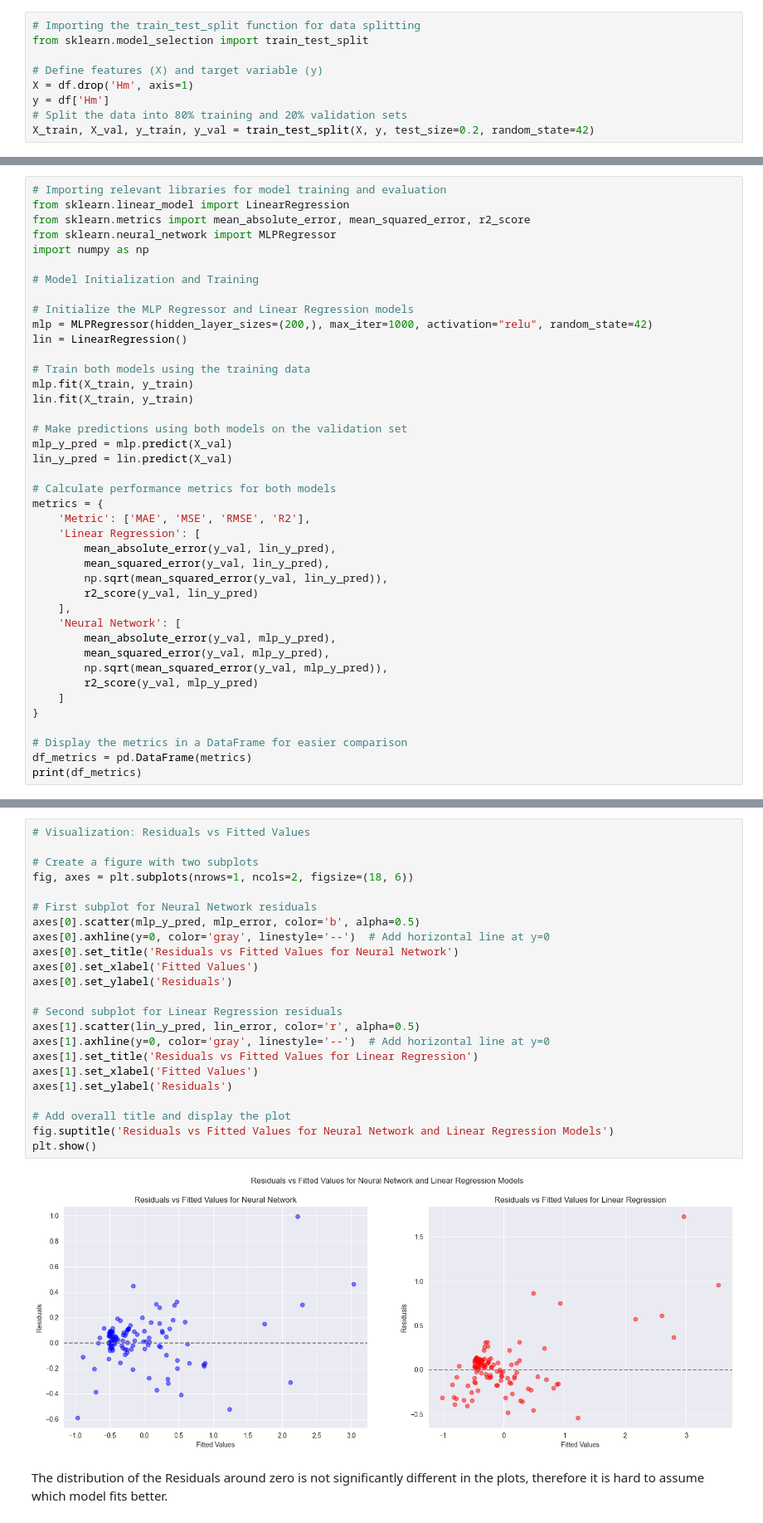
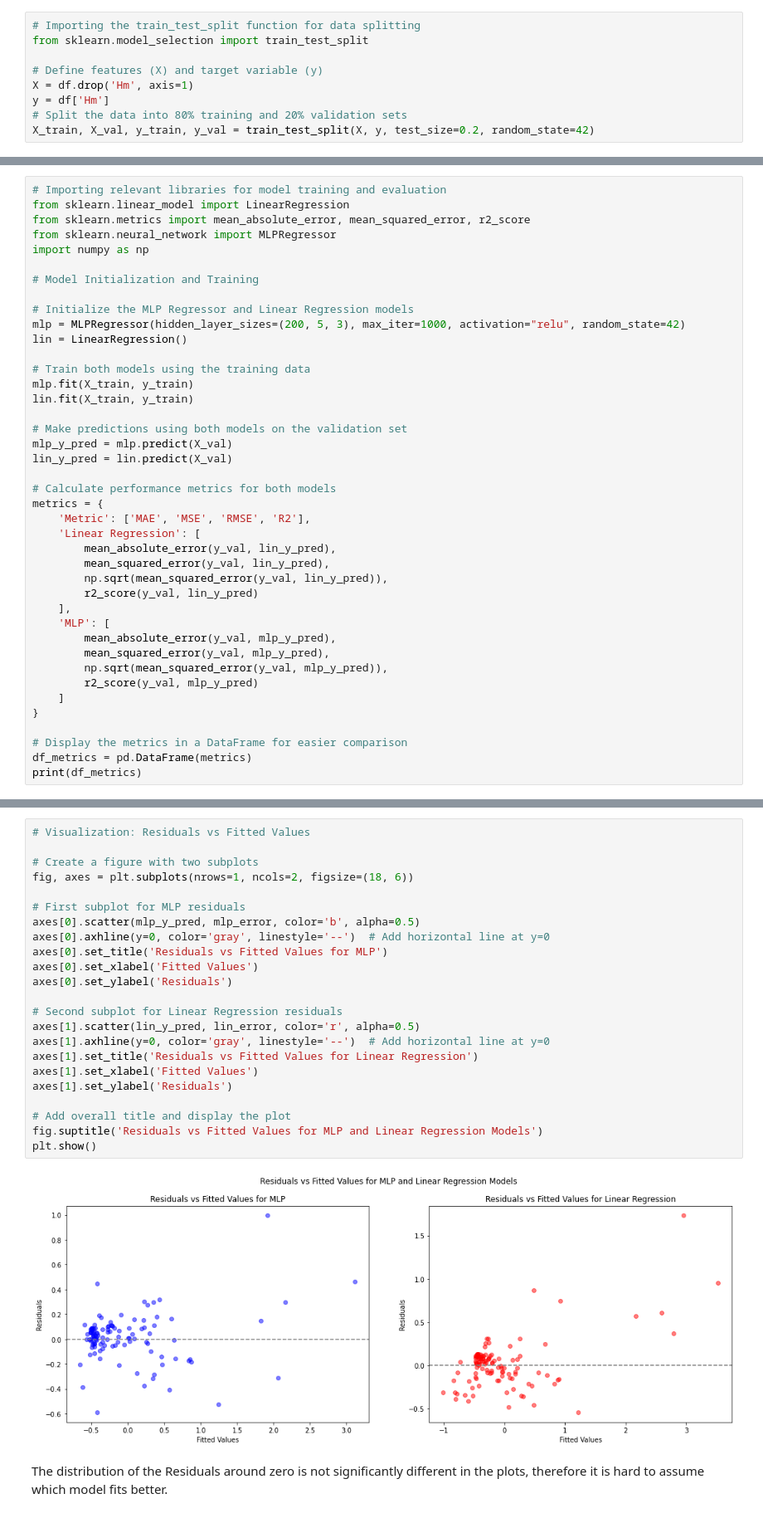
Before and after one commit to ruslanadilgereev/DHBW, a Jupyter notebook: T3M40507_Maschinelles_Lernen_und_Computational Intelligence/ML_Project_A/cycling_data.ipynb, the cells around one changed output, grey strips where cells are left out. Shown at 83% size. Cells and saved outputs as stored; diff of their text form.

Commit message:
Added Comments, MLP instead of NN, MLP 3 layers

```diff
--- a/T3M40507_Maschinelles_Lernen_und_Computational Intelligence/ML_Project_A/cycling_data.ipynb
+++ b/T3M40507_Maschinelles_Lernen_und_Computational Intelligence/ML_Project_A/cycling_data.ipynb
@@ -176,7 +178,7 @@ import numpy as np
 # Model Initialization and Training
 
 # Initialize the MLP Regressor and Linear Regression models
-mlp = MLPRegressor(hidden_layer_sizes=(200,), max_iter=1000, activation="relu", random_state=42)
+mlp = MLPRegressor(hidden_layer_sizes=(200, 5, 3), max_iter=1000, activation="relu", random_state=42)
 lin = LinearRegression()
 
 # Train both models using the training data
@@ -196,7 +198,7 @@ metrics = {
         np.sqrt(mean_squared_error(y_val, lin_y_pred)),
         r2_score(y_val, lin_y_pred)
     ],
-    'Neural Network': [
+    'MLP': [
         mean_absolute_error(y_val, mlp_y_pred),
         mean_squared_error(y_val, mlp_y_pred),
         np.sqrt(mean_squared_error(y_val, mlp_y_pred)),
@@ -317,27 +322,27 @@ Residuals vs Fitted Values: This scatter plot visually compares the residuals (e
 # %%
 # Visualization: Residuals vs Fitted Values
 
 # Create a figure with two subplots
 fig, axes = plt.subplots(nrows=1, ncols=2, figsize=(18, 6))
 
-# First subplot for Neural Network residuals
+# First subplot for MLP residuals
 axes[0].scatter(mlp_y_pred, mlp_error, color='b', alpha=0.5)
 axes[0].axhline(y=0, color='gray', linestyle='--')  # Add horizontal line at y=0
-axes[0].set_title('Residuals vs Fitted Values for Neural Network')
+axes[0].set_title('Residuals vs Fitted Values for MLP')
 axes[0].set_xlabel('Fitted Values')
 axes[0].set_ylabel('Residuals')
 
 # Second subplot for Linear Regression residuals
 axes[1].scatter(lin_y_pred, lin_error, color='r', alpha=0.5)
 axes[1].axhline(y=0, color='gray', linestyle='--')  # Add horizontal line at y=0
 axes[1].set_title('Residuals vs Fitted Values for Linear Regression')
 axes[1].set_xlabel('Fitted Values')
 axes[1].set_ylabel('Residuals')
 
 # Add overall title and display the plot
-fig.suptitle('Residuals vs Fitted Values for Neural Network and Linear Regression Models')
+fig.suptitle('Residuals vs Fitted Values for MLP and Linear Regression Models')
 plt.show()
 # %% [output]
-[figure, old version]
+[figure, new version]
 # %% [markdown]
 The distribution of the Residuals around zero is not significantly different in the plots, therefore it is hard to assume which model fits better.
```
Also changed, not shown: parts of 23 cells of this notebook.
